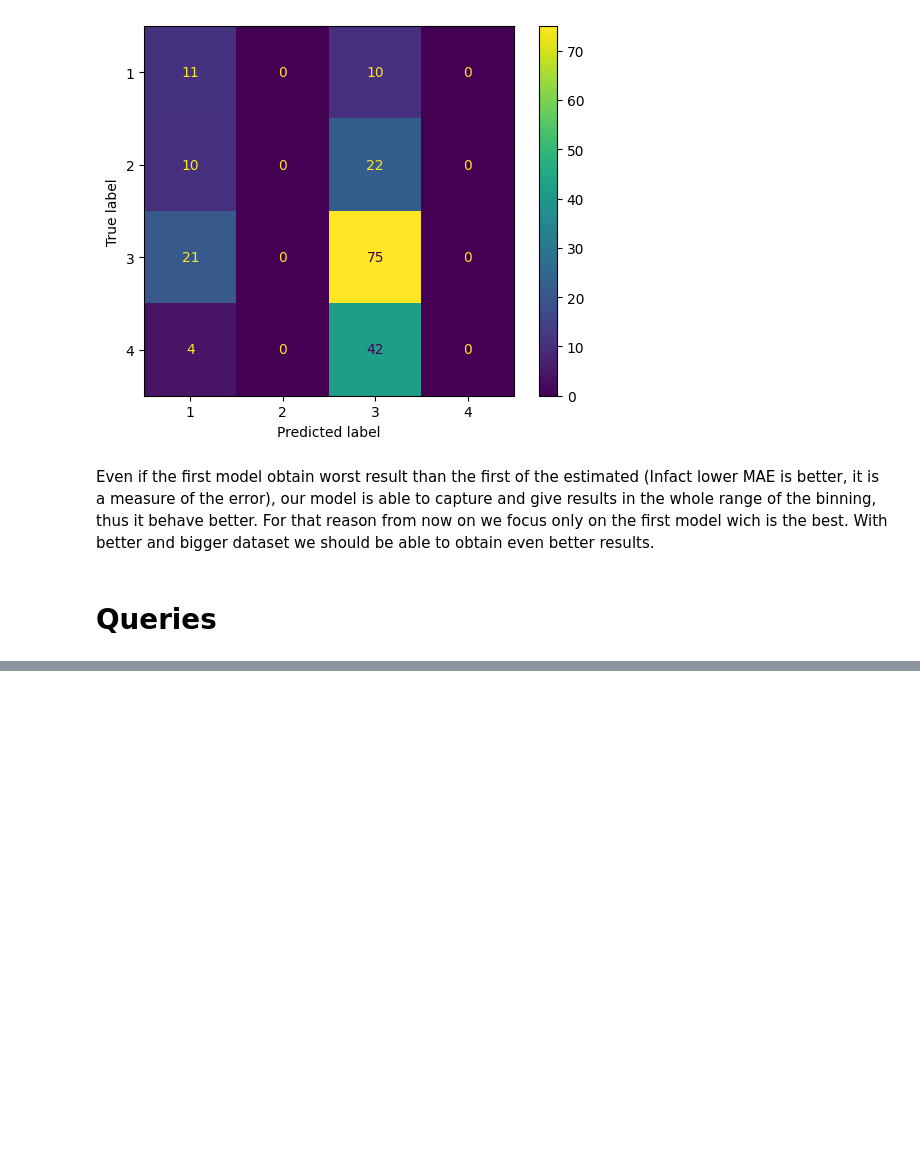
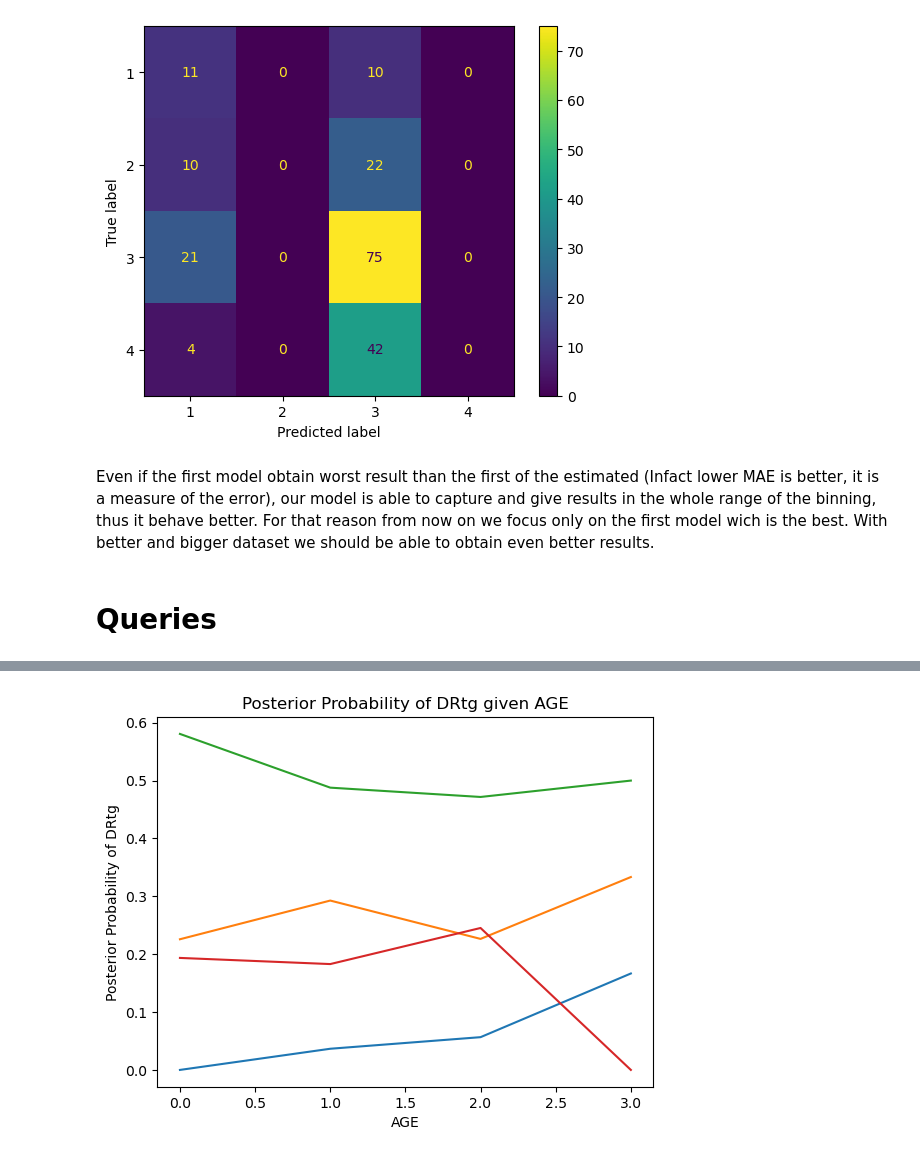
Before and after one commit to CacioCavalloIsNotReal/FAIKR_project_NBA, a Jupyter notebook: project.ipynb, the cells around one changed output, grey strips where cells are left out. Drawn from its saved outputs; the diff is of its cells as text; code cells hidden in the pictures; blank space fills up the shorter version.

```diff
--- a/project.ipynb
+++ b/project.ipynb
@@ -636,0 +665,23 @@ With better and bigger dataset we should be able to obtain even better results.
+# %%
+from pgmpy.inference import VariableElimination
+
+infer = VariableElimination(custom_model)
+# posterior_p = infer.query(['DRtg'], evidence={'AGE': 3})
+# print(posterior_p)
+
+import matplotlib.pyplot as plt
+
+age_range = range(0, bins)
+posterior_probabilities = []
+
+for age in age_range:
+    posterior_p = infer.query(['DRtg'], evidence={'AGE': age})
+    posterior_probabilities.append(posterior_p.values)
+
+plt.plot(age_range, posterior_probabilities)
+plt.xlabel('AGE')
+plt.ylabel('Posterior Probability of DRtg')
+plt.title('Posterior Probability of DRtg given AGE')
+plt.show()
+# %% [output]
+[figure, added]
```
Also changed, not shown: parts of 11 cells of this notebook.
